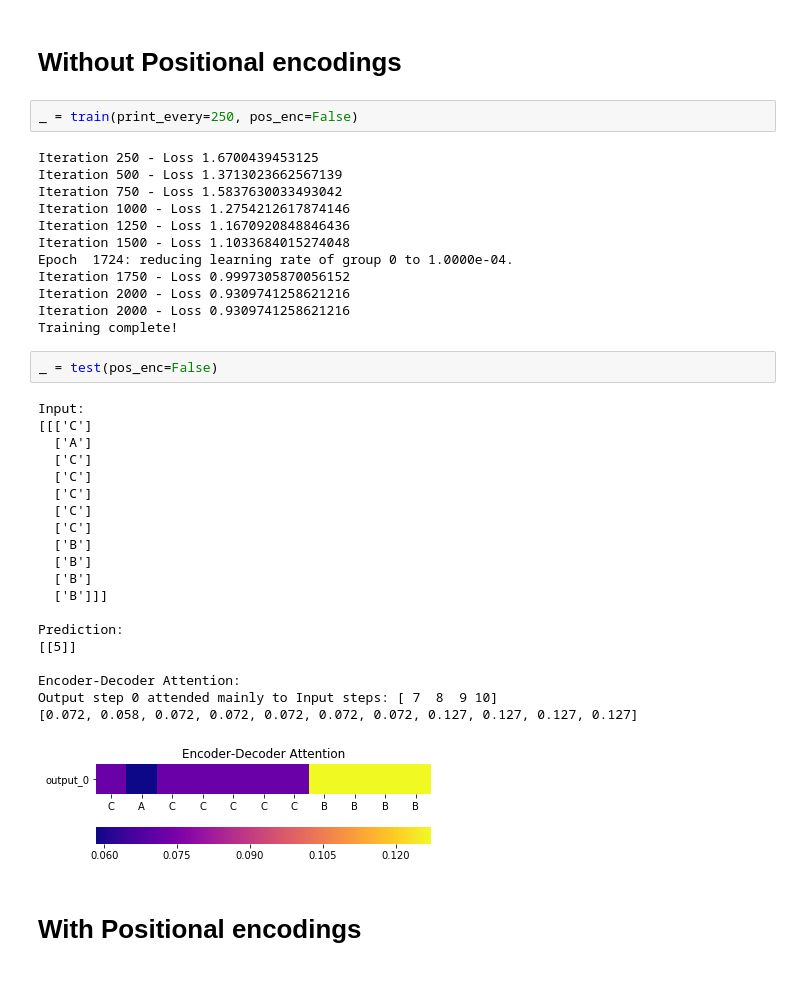
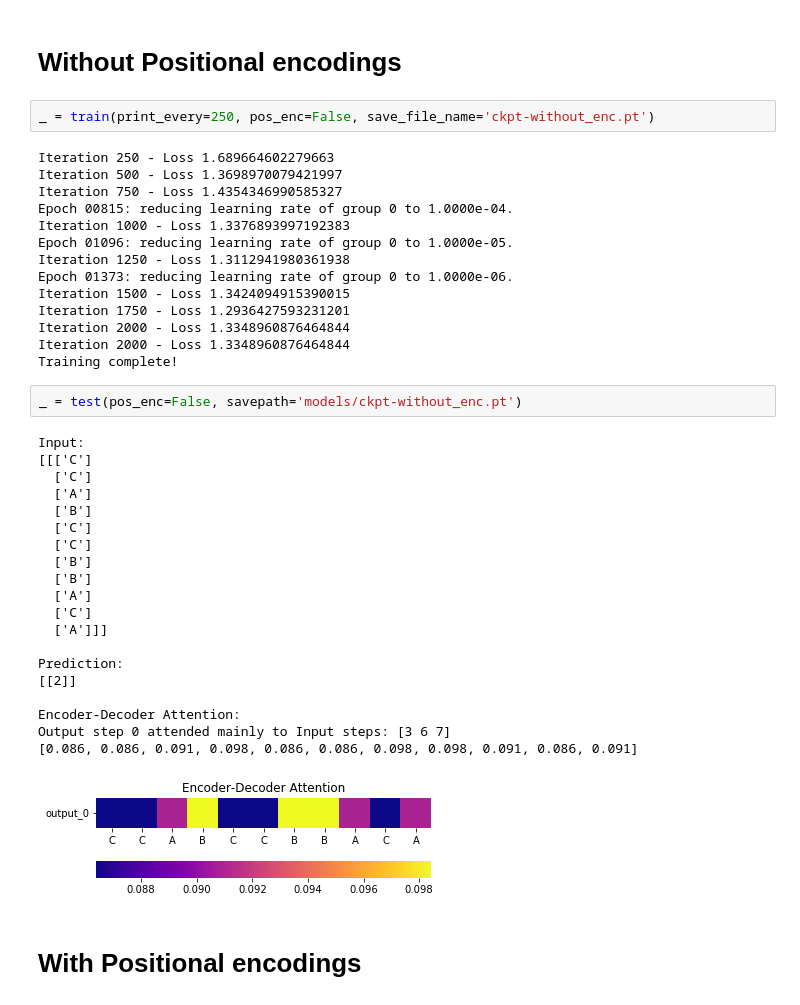
Before and after one commit to aleksandrskoselevs/transformer-attention-tutorial, a Jupyter notebook: 3_signal/notebook-runs.ipynb, the cells around one changed output. Saved outputs shown, nothing was run; the diff lists cells and outputs as text.

```diff
--- a/3_signal/notebook-runs.ipynb
+++ b/3_signal/notebook-runs.ipynb
@@ -34,42 +189,44 @@ array([[0., 0., 0., 0., 1., 0., 0., 0., 0., 0., 0.]])
 # %% [markdown]
 # Without Positional encodings
 # %%
-_ = train(print_every=250, pos_enc=False)
+_ = train(print_every=250, pos_enc=False, save_file_name='ckpt-without_enc.pt')
 # %% [output]
-Iteration 250 - Loss 1.6700439453125
-Iteration 500 - Loss 1.3713023662567139
-Iteration 750 - Loss 1.5837630033493042
-Iteration 1000 - Loss 1.2754212617874146
-Iteration 1250 - Loss 1.1670920848846436
-Iteration 1500 - Loss 1.1033684015274048
-Epoch  1724: reducing learning rate of group 0 to 1.0000e-04.
-Iteration 1750 - Loss 0.9997305870056152
-Iteration 2000 - Loss 0.9309741258621216
-Iteration 2000 - Loss 0.9309741258621216
+Iteration 250 - Loss 1.689664602279663
+Iteration 500 - Loss 1.3698970079421997
+Iteration 750 - Loss 1.4354346990585327
+Epoch 00815: reducing learning rate of group 0 to 1.0000e-04.
+Iteration 1000 - Loss 1.3376893997192383
+Epoch 01096: reducing learning rate of group 0 to 1.0000e-05.
+Iteration 1250 - Loss 1.3112941980361938
+Epoch 01373: reducing learning rate of group 0 to 1.0000e-06.
+Iteration 1500 - Loss 1.3424094915390015
+Iteration 1750 - Loss 1.2936427593231201
+Iteration 2000 - Loss 1.3348960876464844
+Iteration 2000 - Loss 1.3348960876464844
 Training complete!
 # %%
-_ = test(pos_enc=False)
+_ = test(pos_enc=False, savepath='models/ckpt-without_enc.pt')
 # %% [output]
 Input:
 [[['C']
+  ['C']
   ['A']
-  ['C']
-  ['C']
-  ['C']
+  ['B']
   ['C']
   ['C']
   ['B']
   ['B']
-  ['B']
-  ['B']]]
+  ['A']
+  ['C']
+  ['A']]]
 
 Prediction:
-[[5]]
+[[2]]
 
 Encoder-Decoder Attention:
-Output step 0 attended mainly to Input steps: [ 7  8  9 10]
-[0.072, 0.058, 0.072, 0.072, 0.072, 0.072, 0.072, 0.127, 0.127, 0.127, 0.127]
+Output step 0 attended mainly to Input steps: [3 6 7]
+[0.086, 0.086, 0.091, 0.098, 0.086, 0.086, 0.098, 0.098, 0.091, 0.086, 0.091]
-[figure, old version]
+[figure, new version]
 # %% [markdown]
 # With Positional encodings
 # %%
```
Also changed, not shown: parts of 9 cells of this notebook, 33 other files.
